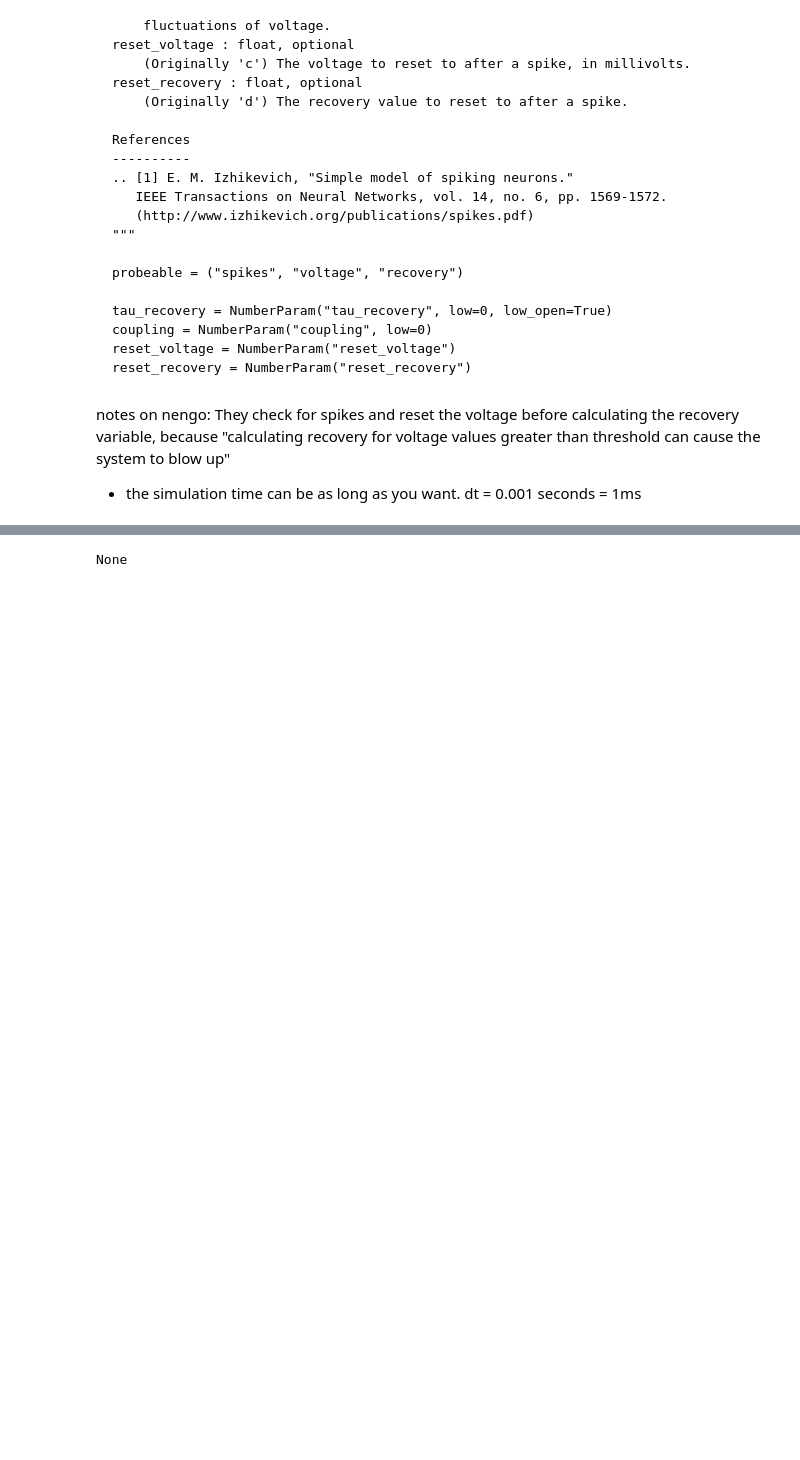
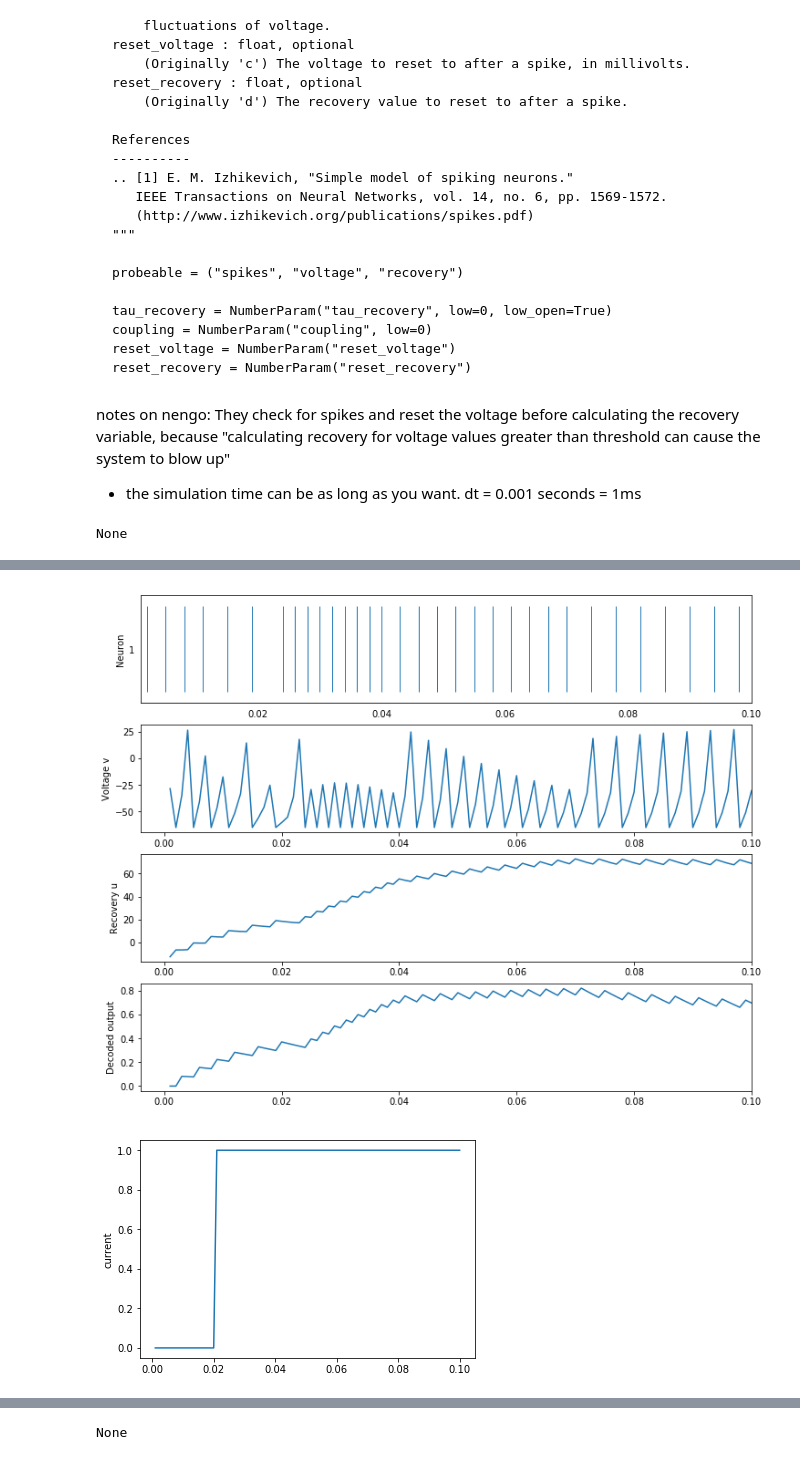
Before and after one commit to thomsonlab/GrowingBrains, a Jupyter notebook: python_implementation/nengo_exploring/izhikevich.ipynb, the cells around one changed output, grey strips where cells are left out. Drawn from its saved outputs; the diff is of its cells as text; code cells hidden in the pictures; blank space fills up the shorter version.

```diff
--- a/python_implementation/nengo_exploring/izhikevich.ipynb
+++ b/python_implementation/nengo_exploring/izhikevich.ipynb
@@ -683,0 +753,4 @@ They check for spikes and reset the voltage before calculating the recovery vari
+# %%
+nengo_izh(time=.1)
+# %% [output]
+None
@@ -683,0 +759,2 @@ They check for spikes and reset the voltage before calculating the recovery vari
+[figure, added]
+[figure, added]
```
Also changed, not shown: parts of 9 cells of this notebook.
